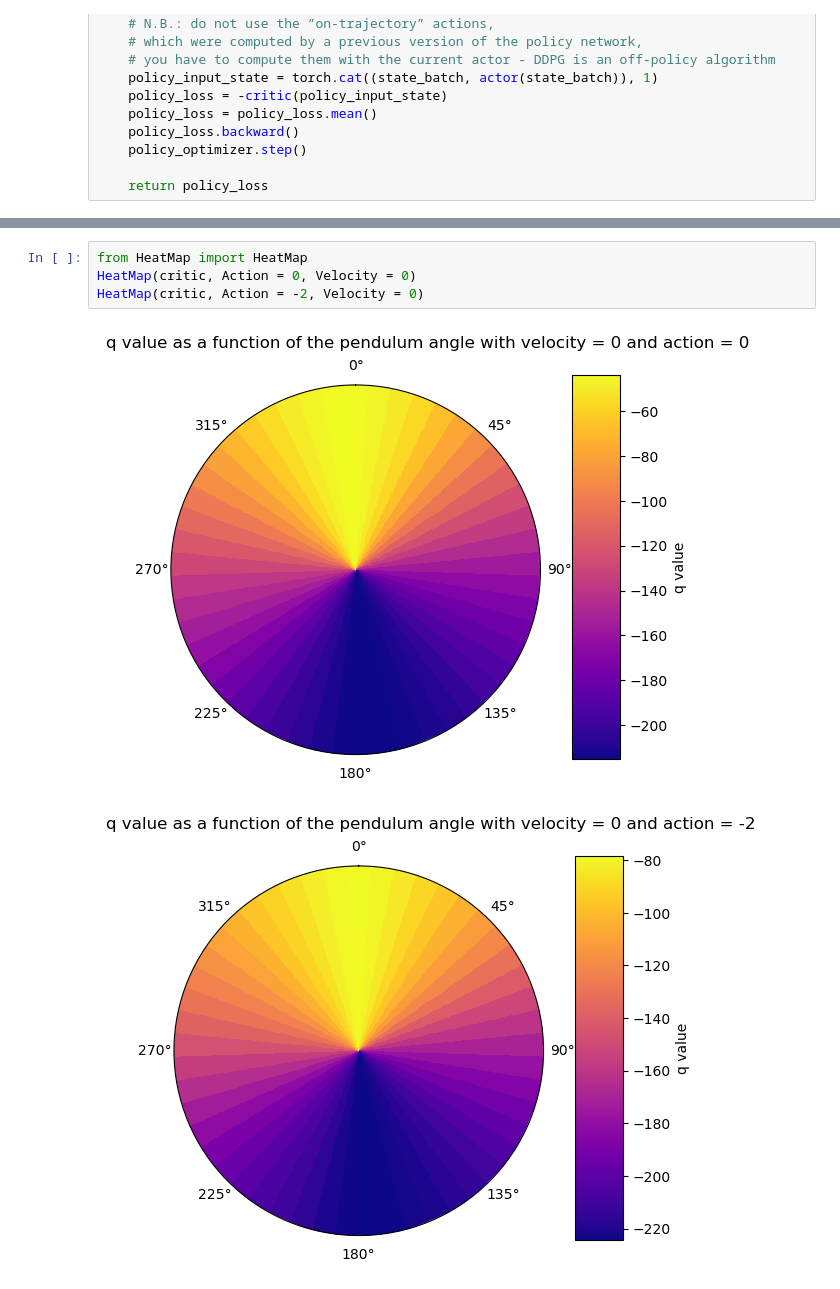
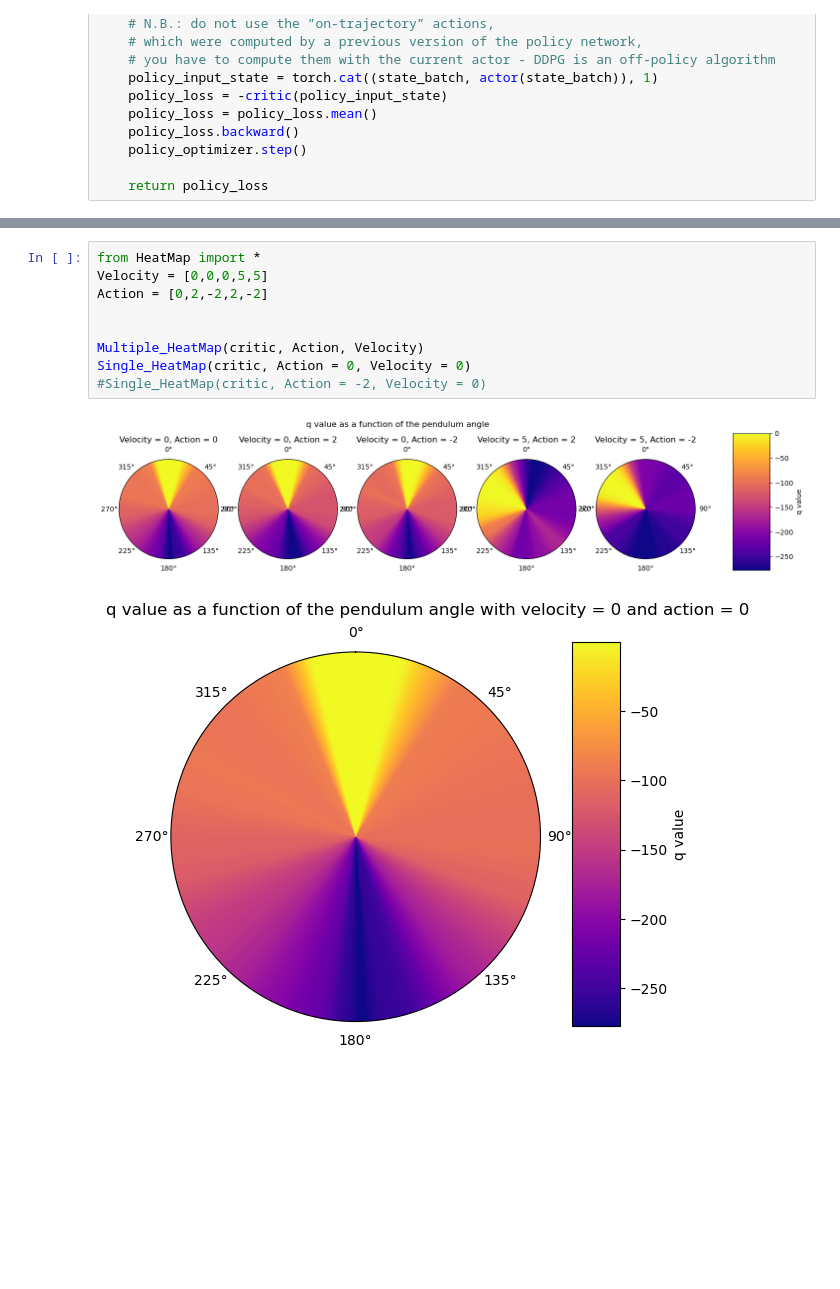
Before and after one commit to AnnaPaulish/DDPG, a Jupyter notebook: src/ddpg_part6.ipynb, the cells around one changed output, grey strips where cells are left out. Cells and saved outputs as stored; diff of their text form; blank space fills up the shorter version.

Commit message:
added random seed + adjusted heat map

```diff
--- a/src/ddpg_part6.ipynb
+++ b/src/ddpg_part6.ipynb
@@ -187,7 +190,12 @@ subplot(plot_reward, plot_policy, plot_q)
 # %%
-from HeatMap import HeatMap
-HeatMap(critic, Action = 0, Velocity = 0)
-HeatMap(critic, Action = -2, Velocity = 0)
+from HeatMap import *
+Velocity = [0,0,0,5,5]
+Action = [0,2,-2,2,-2]
+
+
+Multiple_HeatMap(critic, Action, Velocity)
+Single_HeatMap(critic, Action = 0, Velocity = 0)
+#Single_HeatMap(critic, Action = -2, Velocity = 0)
 # %% [output]
-[figure, old version]
+[figure, new version]
-[figure, old version]
+[figure, new version]
```
Also changed, not shown: parts of 3 cells of this notebook, 5 other files.
